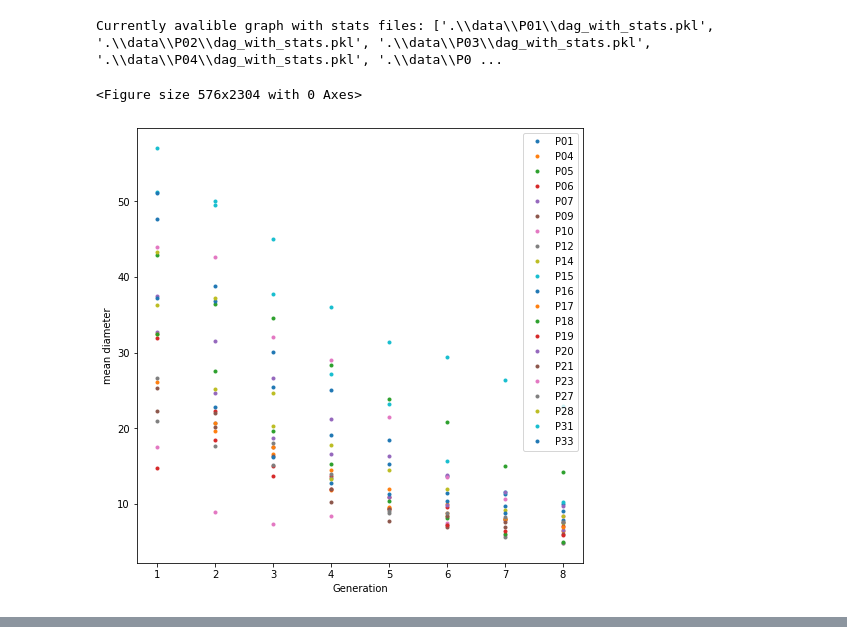
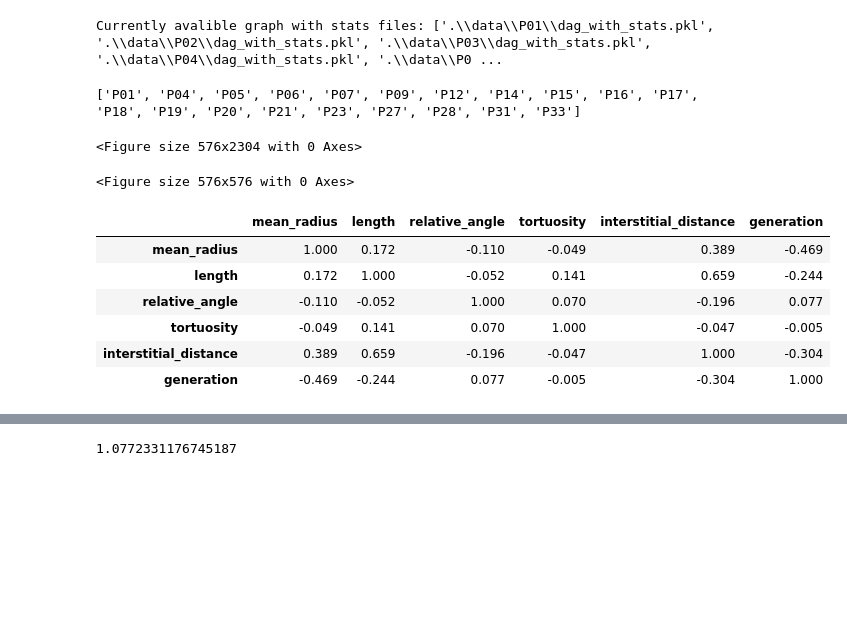
Before and after one commit to what-ewer/ocena-morfometrii, a Jupyter notebook: main.ipynb, the cells around one changed output, grey strips where cells are left out. Cells and saved outputs as stored; diff of their text form; code cells hidden in the pictures; blank space fills up the shorter version.

Commit message:
Add correlation comparison for edges by generations

```diff
--- a/main.ipynb
+++ b/main.ipynb
@@ -42,15 +27,37 @@ for g in graph_files:
 
     dags.append((dag,dag_id))
 # %%
-exclude = ["P02", "P03", "P11", "P13", "P24", "P25", "P26", "P30", "P32"]
+exclude = ["P02", "P03", "P10", "P11", "P13", "P24", "P25", "P26", "P30", "P32"]
 dags = [x for x in dags if x[1] not in exclude]
 # %%
 dag_names = [d[1] for d in dags]
 dag_graphs = [d[0] for d in dags]
-
+print(dag_names)
 dag_gen_comparison = DAG_GenerationalComparison(dag_graphs, dag_names, 8)
-dag_gen_comparison.compare_diameters(False)
+dag_gen_comparison.compare_diameters(True)
 # %% [output]
-<Figure size 576x2304 with 0 Axes>
+['P01', 'P04', 'P05', 'P06', 'P07', 'P09', 'P12', 'P14', 'P15', 'P16', 'P17', 'P18', 'P19', 'P20', 'P21', 'P23', 'P27', 'P28', 'P31', 'P33']
-[figure, removed]
+<Figure size 576x2304 with 0 Axes>
+<Figure size 576x576 with 0 Axes>
+# %%
+all_edges = [{
+    'mean_radius': e['mean_radius'],
+    'length': e['length'],
+    'relative_angle': e['relative_angle'],
+    'tortuosity': e['tortuosity'],
+    'interstitial_distance': e['interstitial_distance'],
+    'generation': e['generation'],
+} for g in dag_graphs for e in g.edges if e['generation'] <= 8]
+
+df = pd.DataFrame(all_edges)
+corr = df.dropna().corr()
+corr.style.background_gradient(cmap='coolwarm').set_precision(3)
+# %% [output]
+|  | mean_radius | length | relative_angle | tortuosity | interstitial_distance | generation |
+| mean_radius | 1.000 | 0.172 | -0.110 | -0.049 | 0.389 | -0.469 |
+| length | 0.172 | 1.000 | -0.052 | 0.141 | 0.659 | -0.244 |
+| relative_angle | -0.110 | -0.052 | 1.000 | 0.070 | -0.196 | 0.077 |
+| tortuosity | -0.049 | 0.141 | 0.070 | 1.000 | -0.047 | -0.005 |
+| interstitial_distance | 0.389 | 0.659 | -0.196 | -0.047 | 1.000 | -0.304 |
+| generation | -0.469 | -0.244 | 0.077 | -0.005 | -0.304 | 1.000 |
 # %%
@@ -93,3 +97,24 @@ corr.style.background_gradient(cmap='coolwarm').set_precision(3)
 | branching points per pixel | 0.871 | 0.841 | -0.637 | -0.214 | 0.151 | ... |
 | lacunarity | -0.633 | -0.652 | 0.438 | -0.524 | -0.717 | ... |
 [figure]
+# %%
+df = pd.read_csv('results/all_dags_stats.csv')
+
+df.columns = [
+    'vessels count',
+    'total vessel len',
+    'vessel avg len',
+    'vascular structure vol',
+    'vascular network proj area',
+    'projection explant area',
+    'vascular density',
+    'branching points',
+    'branching points per pixel',
+    'lacunarity'
+]
+# df[['total vessel len', 'vessels count', 'vessel avg len']].to_csv('test.csv')
+from statistics import mean
+print(mean(df['vessels count'] / df['branching points']))
+# print(df[['vessels count', 'branching points']])
+# %% [output]
+1.0772331176745187
```
Also changed, not shown: parts of 2 cells of this notebook, 2 other files.
